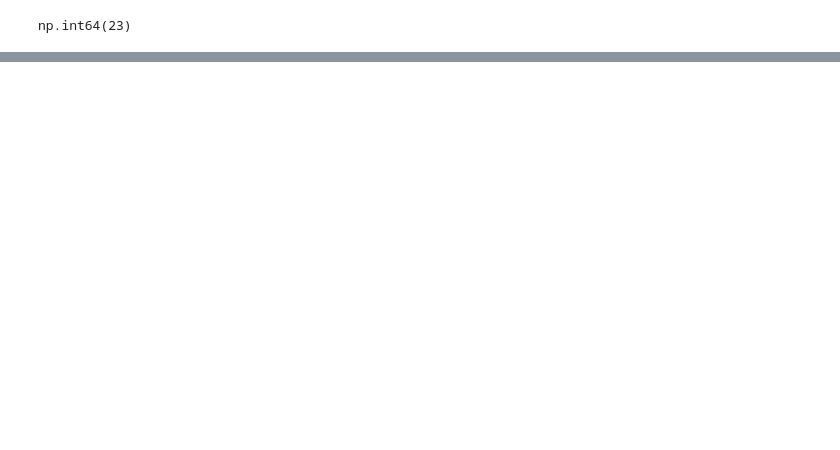
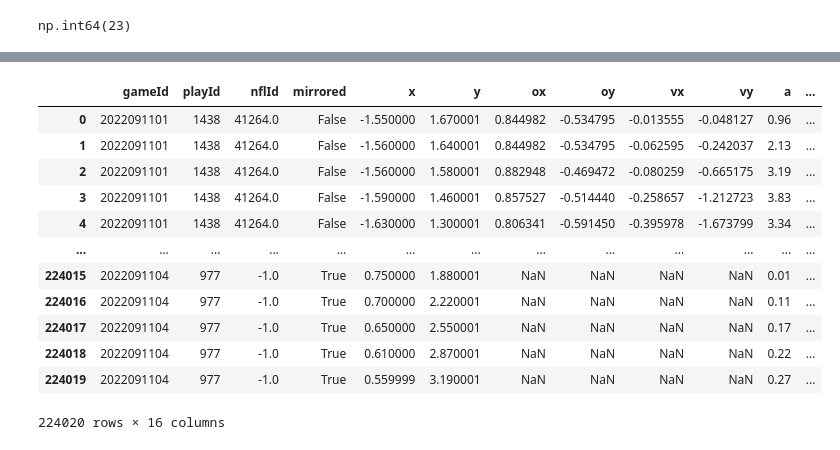
Before and after one commit to henrykra/nflMAE, a Jupyter notebook: scalable_data.ipynb, the cells around one changed output, grey strips where cells are left out. Saved outputs shown, nothing was run; the diff lists cells and outputs as text; code cells hidden in the pictures; blank space fills up the shorter version.

```diff
--- a/scalable_data.ipynb
+++ b/scalable_data.ipynb
@@ -119,7 +119,8 @@ def debug_plot(tracking_df: pd.DataFrame):
 # %%
 if data_config['minimal']:
     tracking = load_csv_data([Path("minimal_tracking.csv")])[0]
-
+else:
+    tracking = load_tracking_data(folder=Path(data_config["folder"]))
 players = load_player_data(Path(data_config['folder']))
 plays = load_play_data(Path(data_config["folder"]))
 player_plays = load_player_play_data(Path(data_config["folder"]))
@@ -374,7 +435,7 @@ def player_relative_positions(tracking_df: pd.DataFrame, player_play_df: pd.Data
 plays, tracking = find_play_invariant_columns(plays, tracking)
 player_plays, tracking = find_player_play_invariant_columns(player_plays, tracking)
 player_plays, plays = clean_player_play_data(player_plays, plays)
-tracking, player_plays = player_relative_positions(tracking, player_plays)
+# tracking, player_plays = player_relative_positions(tracking, player_plays)
 # %%
 # tracking = interpolate_tracking_frames(tracking)
 # %%
@@ -395,3 +467,3 @@ def mirror_tracking_data(tracking_df: pd.DataFrame) -> pd.DataFrame:
 # %%
-tracking = mirror_tracking_data(tracking)
+tracking, player_plays, plays = mirror_tracking_data(tracking, player_plays, plays)
 # %%
@@ -402 +540,48 @@ tracking['frameId'].hist()
+# %%
+def merge_dataframes(
+    tracking_df: pd.DataFrame,
+    player_play_df: pd.DataFrame,
+    play_df: pd.DataFrame,
+    player_df: pd.DataFrame,
+):
+    tracking_cols = ['gameId', 'playId', 'nflId', 'mirrored', 'x', 'y', 'ox', 'oy', 'vx', 'vy', 'a']
+    tracking_df = tracking_df[tracking_cols].copy()
+
+    player_play_cols = ['gameId', 'playId', 'nflId', 'mirrored', 'offense', 'defense']
+    player_play_df = player_play_df[player_play_cols].copy()
+
+    player_cols = ['nflId', 'height_z', 'weight_z', 'position']
+    player_df = player_df[player_cols].copy()
+
+    merged = (
+        tracking_df
+        .merge(
+            right=player_play_df,
+            how='left',
+            on=['gameId', 'playId', 'nflId', 'mirrored']
+        )
+        .merge(
+            right=player_df,
+            how='left',
+            on=['nflId']
+        )
+    )
+
+    return merged
+# %%
+merge_dataframes(tracking, player_plays, plays, players)
+# %% [output]
+|  | gameId | playId | nflId | mirrored | x | y | ox | oy | vx | vy | a | ... |
+| 0 | 2022091101 | 1438 | 41264.0 | False | -1.550000 | 1.670001 | 0.844982 | -0.534795 | -0.013555 | -0.048127 | 0.96 | ... |
+| 1 | 2022091101 | 1438 | 41264.0 | False | -1.560000 | 1.640001 | 0.844982 | -0.534795 | -0.062595 | -0.242037 | 2.13 | ... |
+| 2 | 2022091101 | 1438 | 41264.0 | False | -1.560000 | 1.580001 | 0.882948 | -0.469472 | -0.080259 | -0.665175 | 3.19 | ... |
+| 3 | 2022091101 | 1438 | 41264.0 | False | -1.590000 | 1.460001 | 0.857527 | -0.514440 | -0.258657 | -1.212723 | 3.83 | ... |
+| 4 | 2022091101 | 1438 | 41264.0 | False | -1.630000 | 1.300001 | 0.806341 | -0.591450 | -0.395978 | -1.673799 | 3.34 | ... |
+| ... | ... | ... | ... | ... | ... | ... | ... | ... | ... | ... | ... | ... |
+| 224015 | 2022091104 | 977 | -1.0 | True | 0.750000 | 1.880001 | NaN | NaN | NaN | NaN | 0.01 | ... |
+| 224016 | 2022091104 | 977 | -1.0 | True | 0.700000 | 2.220001 | NaN | NaN | NaN | NaN | 0.11 | ... |
+| 224017 | 2022091104 | 977 | -1.0 | True | 0.650000 | 2.550001 | NaN | NaN | NaN | NaN | 0.17 | ... |
+| 224018 | 2022091104 | 977 | -1.0 | True | 0.610000 | 2.870001 | NaN | NaN | NaN | NaN | 0.22 | ... |
+| 224019 | 2022091104 | 977 | -1.0 | True | 0.559999 | 3.190001 | NaN | NaN | NaN | NaN | 0.27 | ... |
+224020 rows × 16 columns
 # %%
```
Also changed, not shown: parts of 35 cells of this notebook, 16 other files.
